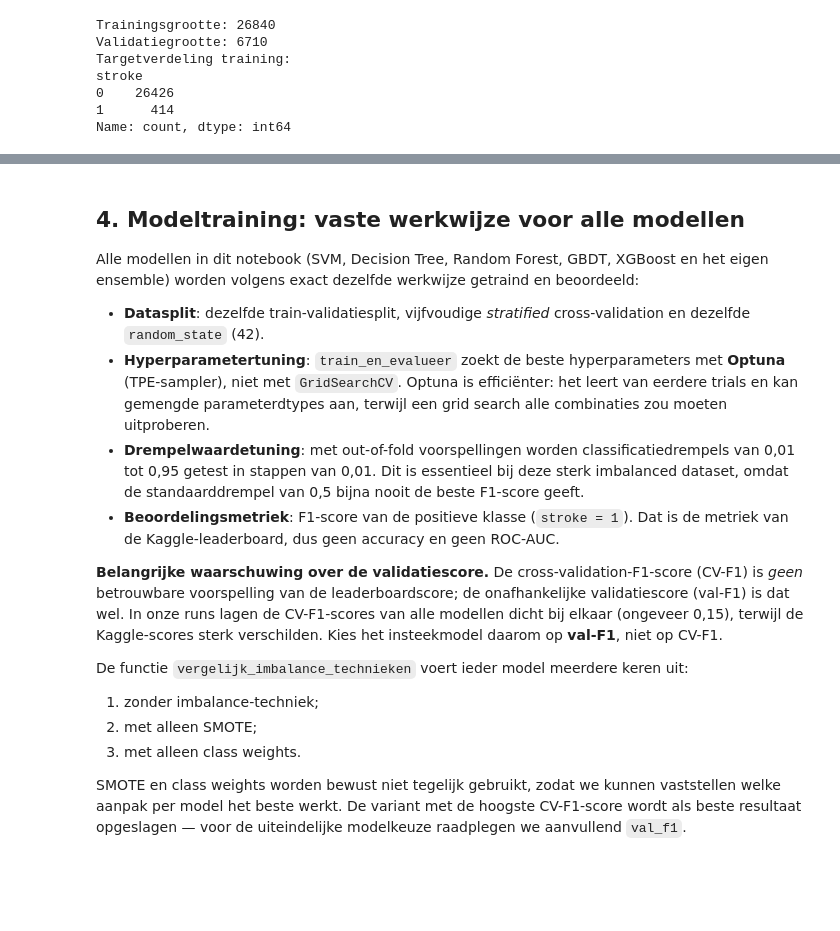
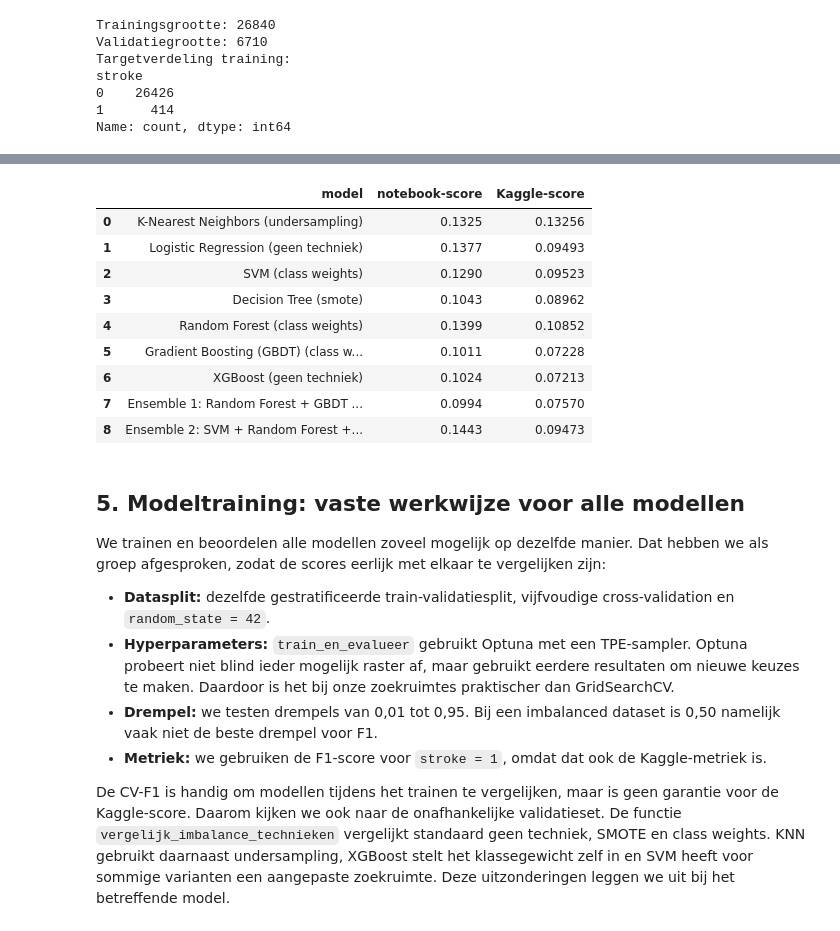
Before and after one commit to Artheriax/Machine-learning-3, a Jupyter notebook: Merged/Main.ipynb, the cells around one changed output, grey strips where cells are left out. Saved outputs shown, nothing was run; the diff lists cells and outputs as text; code cells hidden in the pictures; blank space fills up the shorter version.

```diff
--- a/Merged/Main.ipynb
+++ b/Merged/Main.ipynb
@@ -546,36 +584,57 @@ Name: count, dtype: int64
+# %%
+# Vast format van de resultatentabel: model | notebook-score | Kaggle-score.
+# Alle modellen en ensembles zijn inmiddels op Kaggle ingediend; de scores
+# komen rechtstreeks van de leaderboard. Nieuwe inzendingen kunnen als extra
+# rij worden toegevoegd en verschijnen dan automatisch in de conclusietabel
+# van sectie 9.
+resultaten_tabel = pd.DataFrame(
+    [
+        ['K-Nearest Neighbors (undersampling)', 0.1325, 0.13256],
+        ['Logistic Regression (geen techniek)', 0.1377, 0.09493],
+        ['SVM (class weights)', 0.1290, 0.09523],
+        ['Decision Tree (smote)', 0.1043, 0.08962],
+        ['Random Forest (class weights)', 0.1399, 0.10852],
+        ['Gradient Boosting (GBDT) (class weights)', 0.1011, 0.07228],
+        ['XGBoost (geen techniek)', 0.1024, 0.07213],
+        ['Ensemble 1: Random Forest + GBDT + XGBoost', 0.0994, 0.07570],
+        ['Ensemble 2: SVM + Random Forest + Logistic Regression', 0.1443, 0.09473],
+    ],
+    columns=['model', 'notebook-score', 'Kaggle-score'],
+)
+
+display(resultaten_tabel)
+# %% [output]
+|  | model | notebook-score | Kaggle-score |
+| 0 | K-Nearest Neighbors (undersampling) | 0.1325 | 0.13256 |
+| 1 | Logistic Regression (geen techniek) | 0.1377 | 0.09493 |
+| 2 | SVM (class weights) | 0.1290 | 0.09523 |
+| 3 | Decision Tree (smote) | 0.1043 | 0.08962 |
+| 4 | Random Forest (class weights) | 0.1399 | 0.10852 |
+| 5 | Gradient Boosting (GBDT) (class w... | 0.1011 | 0.07228 |
+| 6 | XGBoost (geen techniek) | 0.1024 | 0.07213 |
+| 7 | Ensemble 1: Random Forest + GBDT ... | 0.0994 | 0.07570 |
+| 8 | Ensemble 2: SVM + Random Forest +... | 0.1443 | 0.09473 |
 # %% [markdown]
-## 4. Modeltraining: vaste werkwijze voor alle modellen
+## 5. Modeltraining: vaste werkwijze voor alle modellen
 
-Alle modellen in dit notebook (SVM, Decision Tree, Random Forest, GBDT, XGBoost en het
-eigen ensemble) worden volgens exact dezelfde werkwijze getraind en beoordeeld:
+We trainen en beoordelen alle modellen zoveel mogelijk op dezelfde manier. Dat hebben we
+als groep afgesproken, zodat de scores eerlijk met elkaar te vergelijken zijn:
 
-- **Datasplit**: dezelfde train-validatiesplit, vijfvoudige *stratified* cross-validation
-  en dezelfde `random_state` (42).
-- **Hyperparametertuning**: `train_en_evalueer` zoekt de beste hyperparameters met
-  **Optuna** (TPE-sampler), niet met `GridSearchCV`. Optuna is efficiënter: het leert van
-  eerdere trials en kan gemengde parameterdtypes aan, terwijl een grid search alle
-  combinaties zou moeten uitproberen.
-- **Drempelwaardetuning**: met out-of-fold voorspellingen worden classificatiedrempels van
-  0,01 tot 0,95 getest in stappen van 0,01. Dit is essentieel bij deze sterk imbalanced
-  dataset, omdat de standaarddrempel van 0,5 bijna nooit de beste F1-score geeft.
-- **Beoordelingsmetriek**: F1-score van de positieve klasse (`stroke = 1`). Dat is de
-  metriek van de Kaggle-leaderboard, dus geen accuracy en geen ROC-AUC.
+- **Datasplit:** dezelfde gestratificeerde train-validatiesplit, vijfvoudige cross-validation
+en `random_state = 42`.
+- **Hyperparameters:** `train_en_evalueer` gebruikt Optuna met een TPE-sampler. Optuna
+  probeert niet blind ieder mogelijk raster af, maar gebruikt eerdere resultaten om nieuwe
+  keuzes te maken. Daardoor is het bij onze zoekruimtes praktischer dan GridSearchCV.
+- **Drempel:** we testen drempels van 0,01 tot 0,95. Bij een imbalanced dataset is 0,50
+  namelijk vaak niet de beste drempel voor F1.
+- **Metriek:** we gebruiken de F1-score voor `stroke = 1`, omdat dat ook de Kaggle-metriek is.
 
-**Belangrijke waarschuwing over de validatiescore.** De cross-validation-F1-score (CV-F1)
-is *geen* betrouwbare voorspelling van de leaderboardscore; de onafhankelijke
-validatiescore (val-F1) is dat wel. In onze runs lagen de CV-F1-scores van alle modellen
-dicht bij elkaar (ongeveer 0,15), terwijl de Kaggle-scores sterk verschilden. Kies het
-insteekmodel daarom op **val-F1**, niet op CV-F1.
-
-De functie `vergelijk_imbalance_technieken` voert ieder model meerdere keren uit:
-1. zonder imbalance-techniek;
-2. met alleen SMOTE;
-3. met alleen class weights.
-
-SMOTE en class weights worden bewust niet tegelijk gebruikt, zodat we kunnen vaststellen
-welke aanpak per model het beste werkt. De variant met de hoogste CV-F1-score wordt als
-beste resultaat opgeslagen — voor de uiteindelijke modelkeuze raadplegen we aanvullend
-`val_f1`.
+De CV-F1 is handig om modellen tijdens het trainen te vergelijken, maar is geen garantie
+voor de Kaggle-score. Daarom kijken we ook naar de onafhankelijke validatieset. De functie
+`vergelijk_imbalance_technieken` vergelijkt standaard geen techniek, SMOTE en class weights.
+KNN gebruikt daarnaast undersampling, XGBoost stelt het klassegewicht zelf in en SVM heeft
+voor sommige varianten een aangepaste zoekruimte. Deze uitzonderingen leggen we uit bij
+het betreffende model.
 # %%
 class StopBijGeenVerbetering:
     """
```
Also changed, not shown: parts of 46 cells of this notebook, 9 other files.
